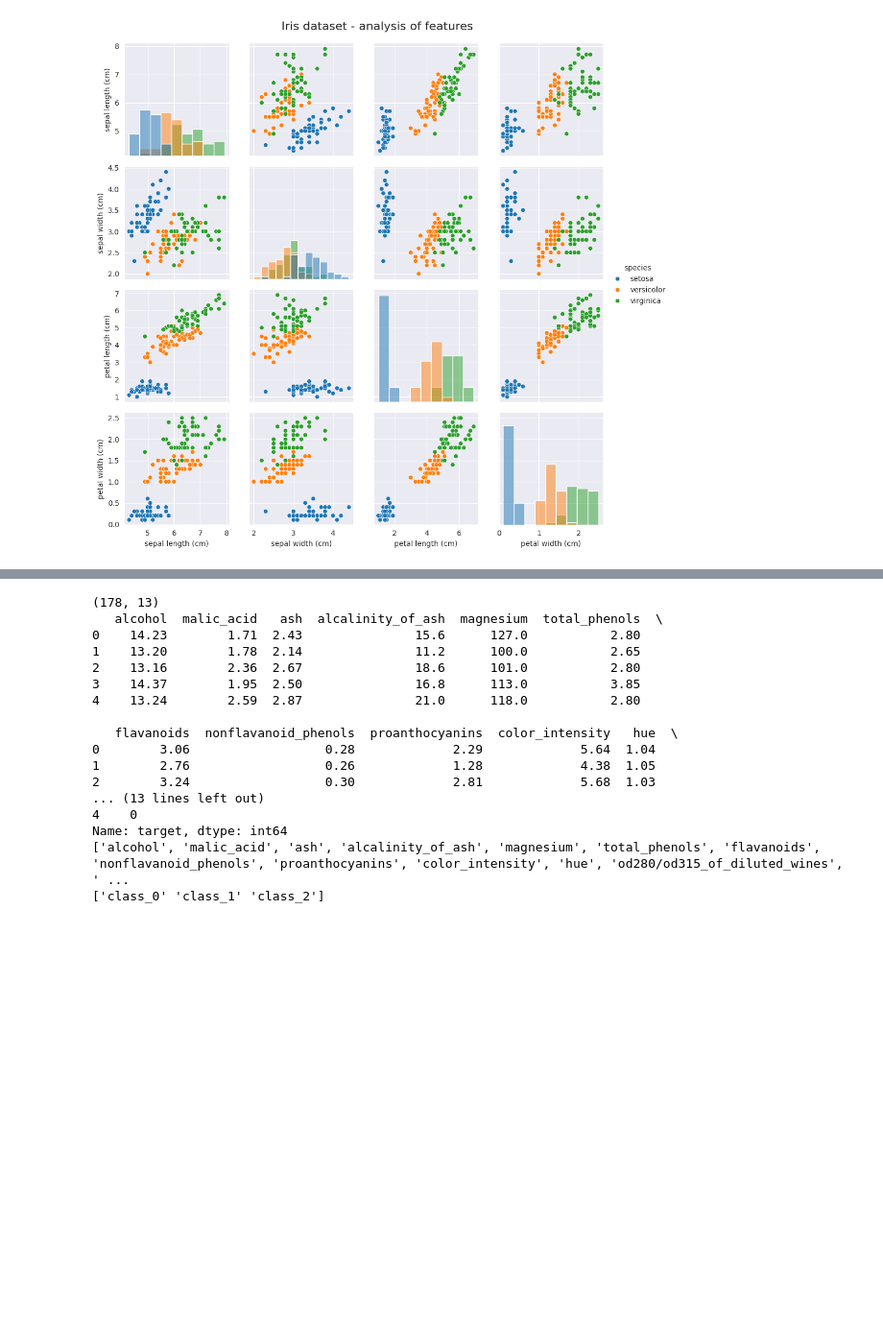
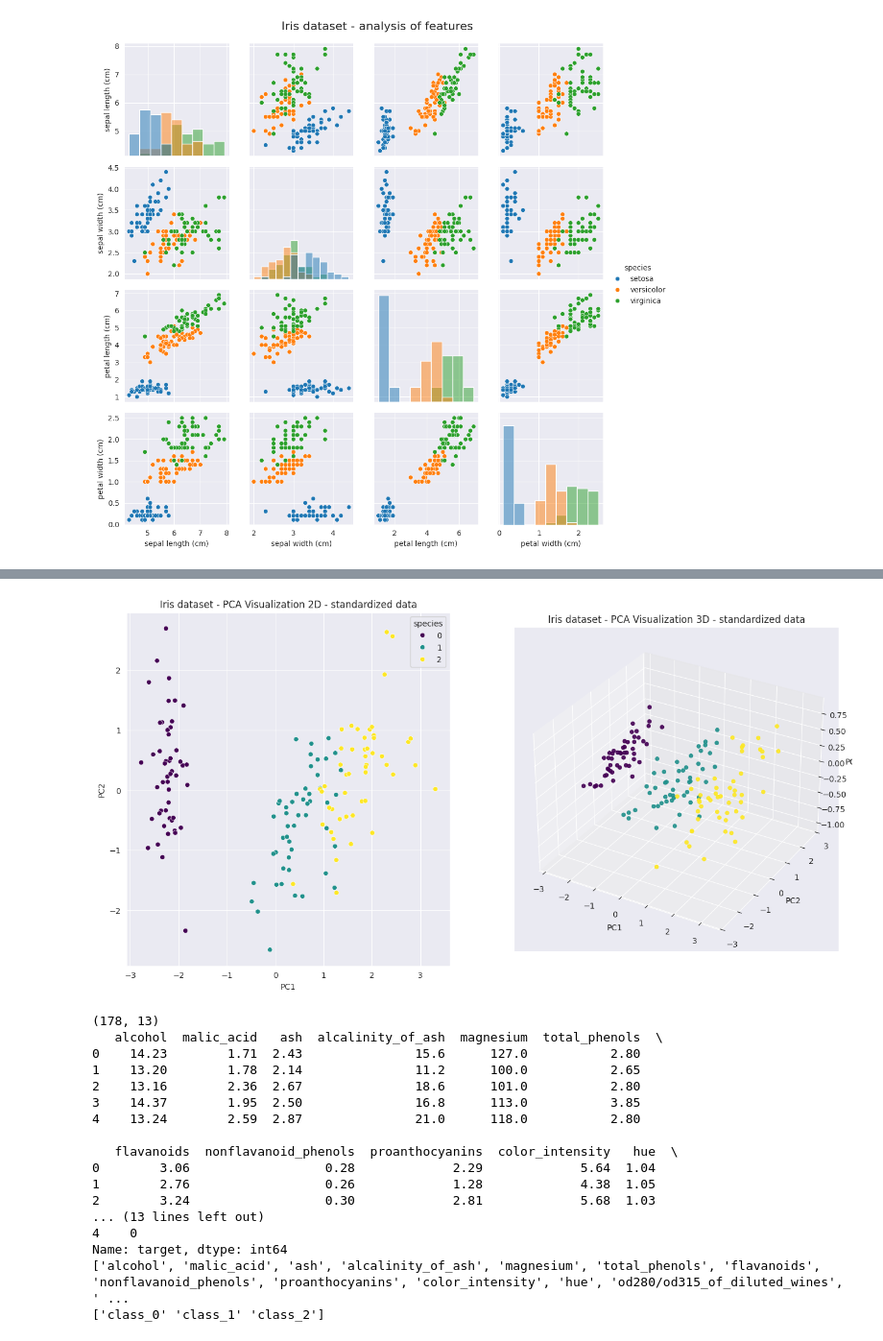
Before and after one commit to Mindflayer77/UczenieMaszynowe, a Jupyter notebook: Lab1.ipynb, the cells around one changed output, grey strips where cells are left out. Shown at 96% size. Cells and saved outputs as stored; diff of their text form; code cells hidden in the pictures; blank space fills up the shorter version.

```diff
--- a/Lab1.ipynb
+++ b/Lab1.ipynb
@@ -75,3 +76,27 @@ plt.show()
+# %%
+scaler = StandardScaler()
+iris_dataset.data = scaler.fit_transform(iris_dataset.data)
+data_reduced = PCA(n_components=2).fit_transform(iris_dataset.data)
+data_reduced = pd.DataFrame(data_reduced, columns=["PC1", "PC2"])
+data_reduced["species"] = iris_dataset.frame["target"]
+fig = plt.figure(figsize = (16, 8))
+ax1 = fig.add_subplot(121)
+sns.scatterplot(data=data_reduced, x="PC1", y="PC2", hue="species", palette="viridis", ax=ax1)
+plt.legend(title="species")
+plt.title("Iris dataset - PCA Visualization 2D - standardized data")
+
+data_reduced_iris_3d = PCA(n_components=3).fit_transform(iris_dataset.data)
+data_reduced_iris_3d = pd.DataFrame(data_reduced_iris_3d, columns=["PC1", "PC2", "PC3"])
+data_reduced_iris_3d["species"] = iris_dataset.frame["target"]
+ax2 = fig.add_subplot(122, projection="3d")
+ax2.scatter(data_reduced_iris_3d["PC1"], data_reduced_iris_3d["PC2"], data_reduced_iris_3d["PC3"], c=data_reduced_iris_3d["species"], cmap="viridis", alpha=0.9)
+ax2.set_xlabel("PC1")
+ax2.set_ylabel("PC2")
+ax2.set_zlabel("PC3")
+ax2.set_title("Iris dataset - PCA Visualization 3D - standardized data")
+plt.show()
+# %% [output]
+[figure, added]
 # %%
 wine = load_wine(as_frame=True)
 print(wine.data.shape)
```
Also changed, not shown: parts of 8 cells of this notebook, 3 other files.
